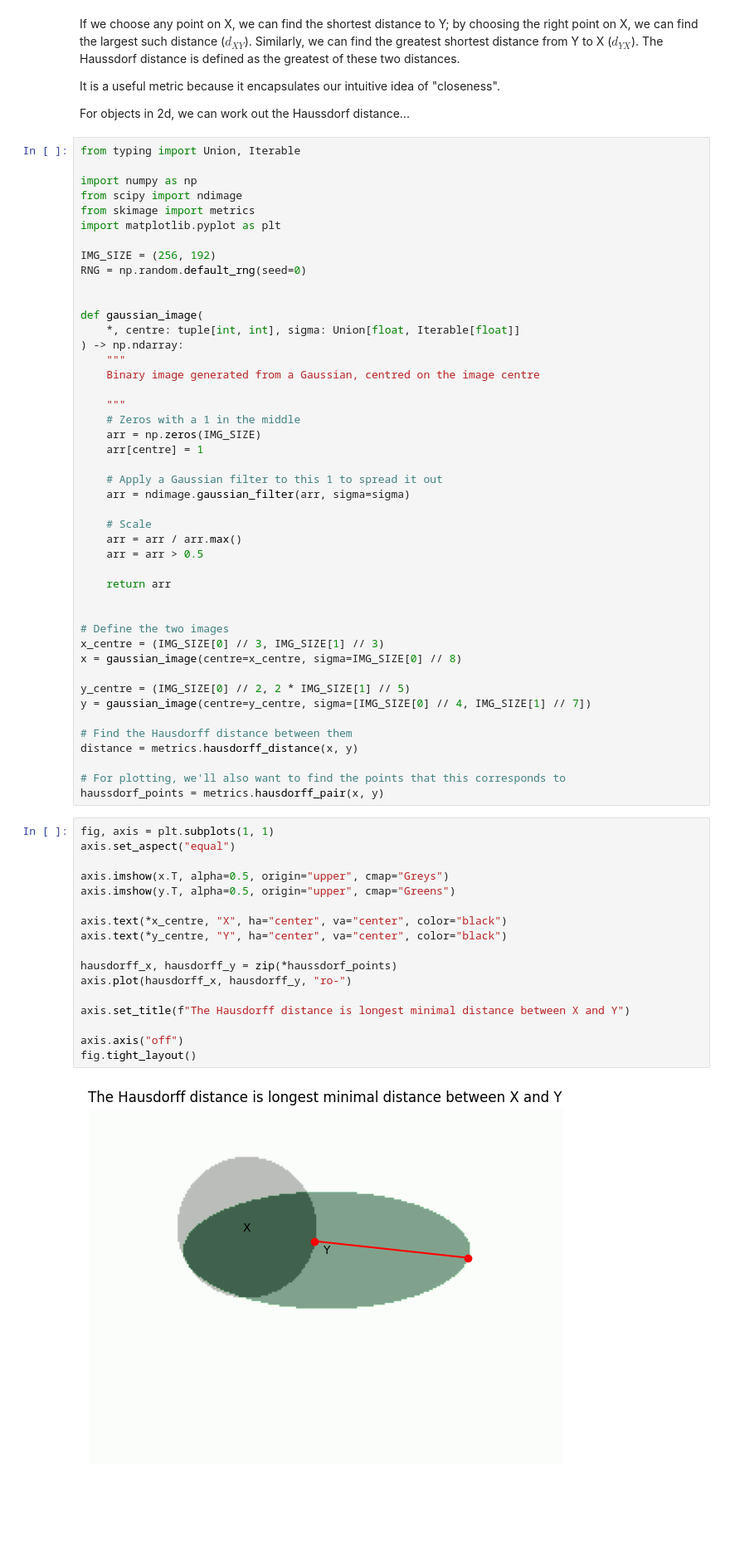
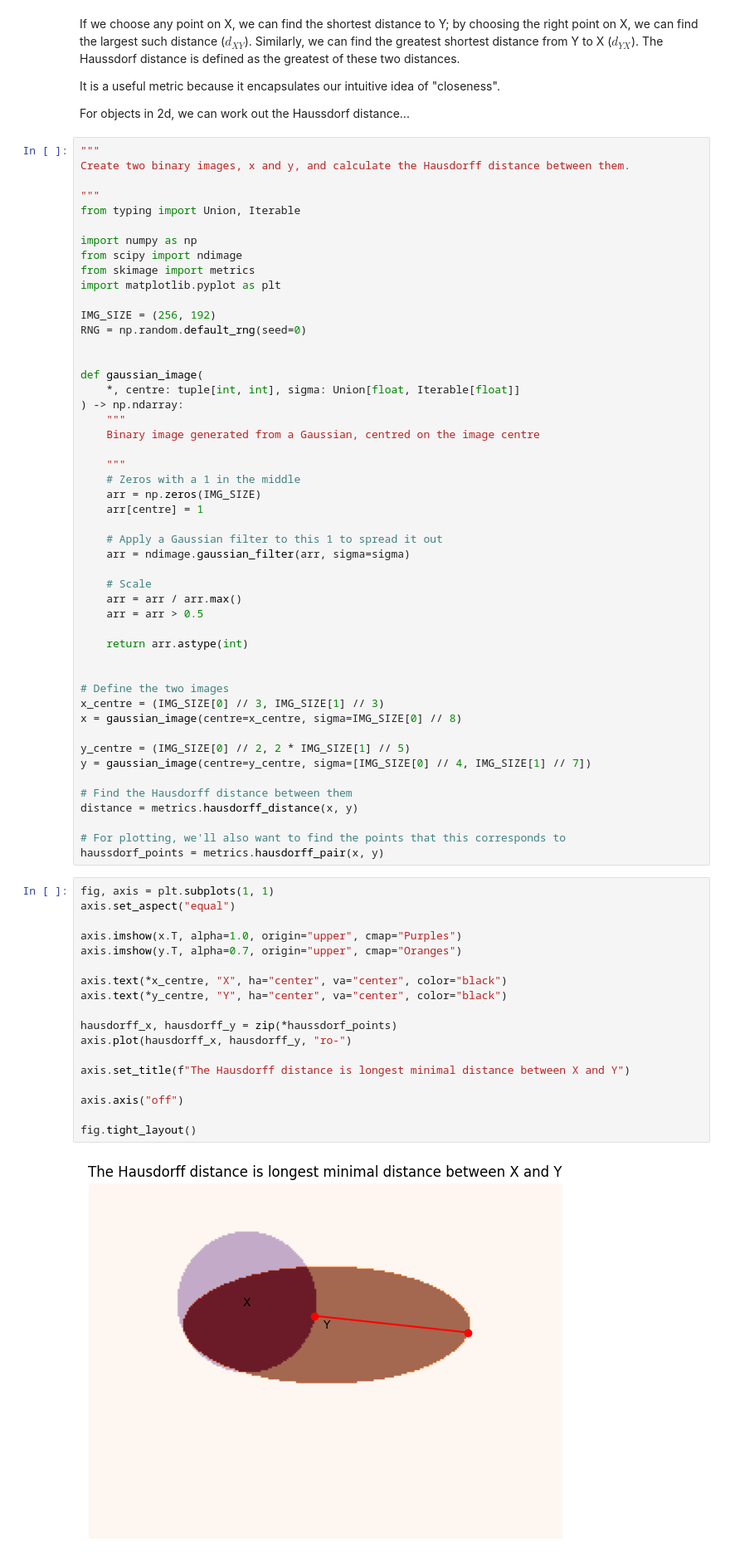
Before and after one commit to JGIBristol/fish_test, a Jupyter notebook: haussdorf_loss.ipynb, the cells around one changed output. Shown at 83% size. Drawn from its saved outputs; the diff is of its cells as text; blank space fills up the shorter version.

```diff
--- a/haussdorf_loss.ipynb
+++ b/haussdorf_loss.ipynb
@@ -19,6 +19,10 @@ It is a useful metric because it encapsulates our intuitive idea of "closeness".
 
 For objects in 2d, we can work out the Haussdorf distance...
 # %%
+"""
+Create two binary images, x and y, and calculate the Hausdorff distance between them.
+
+"""
 from typing import Union, Iterable
 
 import numpy as np
@@ -48,7 +52,7 @@ def gaussian_image(
     arr = arr / arr.max()
     arr = arr > 0.5
 
-    return arr
+    return arr.astype(int)
 
 
 # Define the two images
@@ -66,19 +70,20 @@ haussdorf_points = metrics.hausdorff_pair(x, y)
 # %%
 fig, axis = plt.subplots(1, 1)
 axis.set_aspect("equal")
 
-axis.imshow(x.T, alpha=0.5, origin="upper", cmap="Greys")
-axis.imshow(y.T, alpha=0.5, origin="upper", cmap="Greens")
+axis.imshow(x.T, alpha=1.0, origin="upper", cmap="Purples")
+axis.imshow(y.T, alpha=0.7, origin="upper", cmap="Oranges")
 
 axis.text(*x_centre, "X", ha="center", va="center", color="black")
 axis.text(*y_centre, "Y", ha="center", va="center", color="black")
 
 hausdorff_x, hausdorff_y = zip(*haussdorf_points)
 axis.plot(hausdorff_x, hausdorff_y, "ro-")
 
 axis.set_title(f"The Hausdorff distance is longest minimal distance between X and Y")
 
 axis.axis("off")
+
 fig.tight_layout()
 # %% [output]
-[figure, old version]
+[figure, new version]
```
Also changed, not shown: parts of 3 cells of this notebook.
